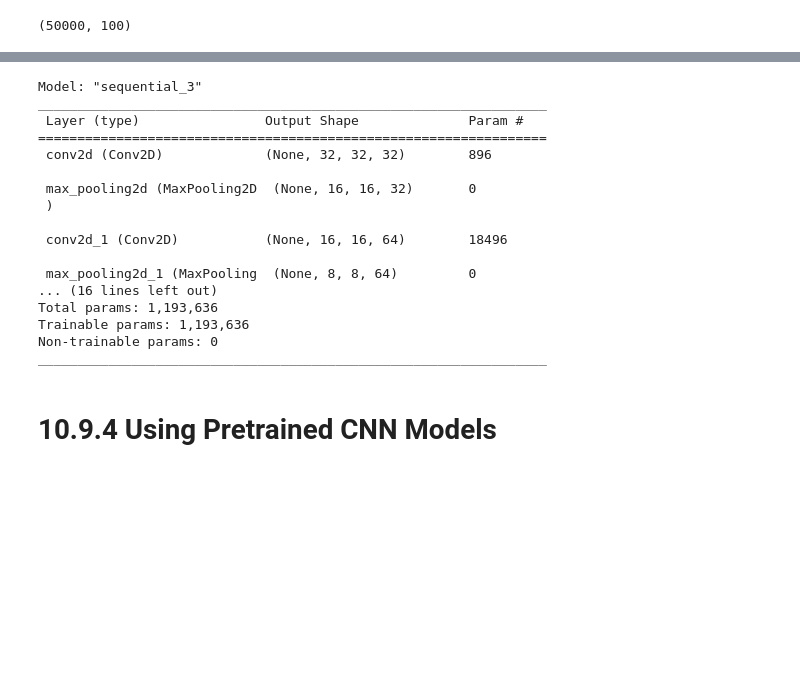
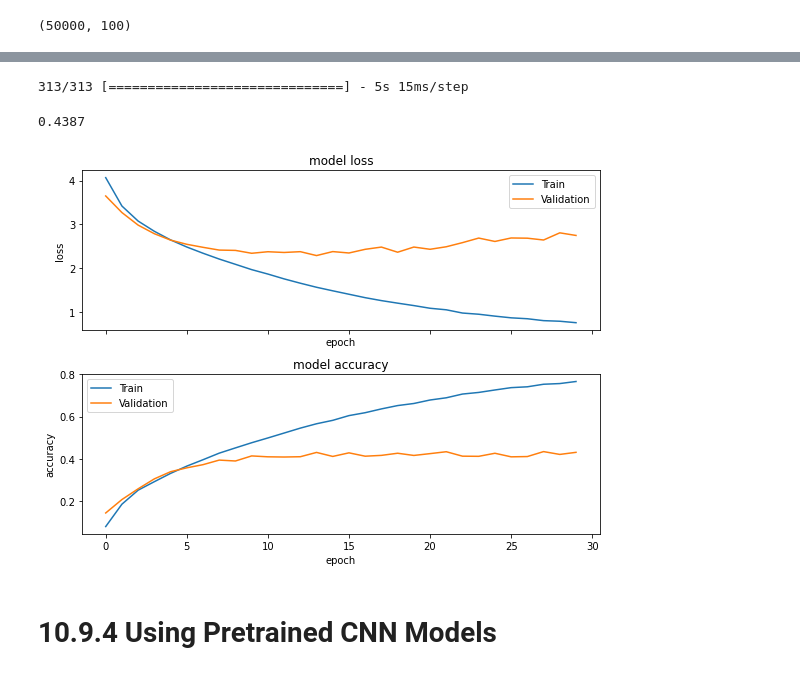
Before and after one commit to papir805/ISLR2, a Jupyter notebook: Python/chp10/labs/chp_10_lab_me.ipynb, the cells around one changed output, grey strips where cells are left out. Cells and saved outputs as stored; diff of their text form; code cells hidden in the pictures; blank space fills up the shorter version.

```diff
--- a/Python/chp10/labs/chp_10_lab_me.ipynb
+++ b/Python/chp10/labs/chp_10_lab_me.ipynb
@@ -433,6 +455,9 @@ model = keras.models.Sequential(
         layers.Conv2D(filters=128, kernel_size=(3,3),
                      padding='same', activation='relu'),
         layers.MaxPooling2D(pool_size=(2,2)),
+        layers.Conv2D(filters=256, kernel_size=(3,3),
+                     padding='same', activation='relu'),
+        layers.MaxPool2D(pool_size=(2,2)),
         layers.Flatten(),
         layers.Dropout(rate=0.5),
         layers.Dense(units=512, activation='relu'),
@@ -463,23 +500,31 @@ np.mean(y_pred_classes == g_test.flatten())
 # %%
-model.summary()
+y_proba = model.predict(x_test)
+y_pred_classes = np.argmax(y_proba, axis=-1)
+
+np.mean(y_pred_classes == g_test.flatten())
 # %% [output]
-Model: "sequential_3"
-_________________________________________________________________
- Layer (type)                Output Shape              Param #
-=================================================================
- conv2d (Conv2D)             (None, 32, 32, 32)        896
-
- max_pooling2d (MaxPooling2D  (None, 16, 16, 32)       0
- )
-
- conv2d_1 (Conv2D)           (None, 16, 16, 64)        18496
-
- max_pooling2d_1 (MaxPooling  (None, 8, 8, 64)         0
-... (16 lines left out)
-Total params: 1,193,636
-Trainable params: 1,193,636
-Non-trainable params: 0
-_________________________________________________________________
+313/313 [==============================] - 5s 15ms/step
+0.4387
+# %%
+fig, ax = plt.subplots(2, 1, sharex = True, figsize=(8,6))
+
+ax[0].plot(history.history['loss'])
+ax[0].plot(history.history['val_loss'])
+ax[0].set_title('model loss')
+ax[0].set_ylabel('loss')
+ax[0].set_xlabel('epoch')
+ax[0].legend(['Train', 'Validation'])
+
+ax[1].plot(history.history['accuracy'])
+ax[1].plot(history.history['val_accuracy'])
+ax[1].set_title('model accuracy')
+ax[1].set_ylabel('accuracy')
+ax[1].set_xlabel('epoch')
+ax[1].legend(['Train', 'Validation'])
+
+plt.tight_layout();
+# %% [output]
+[figure, added]
 # %% [markdown]
 # 10.9.4 Using Pretrained CNN Models
 # %% [markdown]
```
Also changed, not shown: parts of 24 cells of this notebook, 1 other file.
